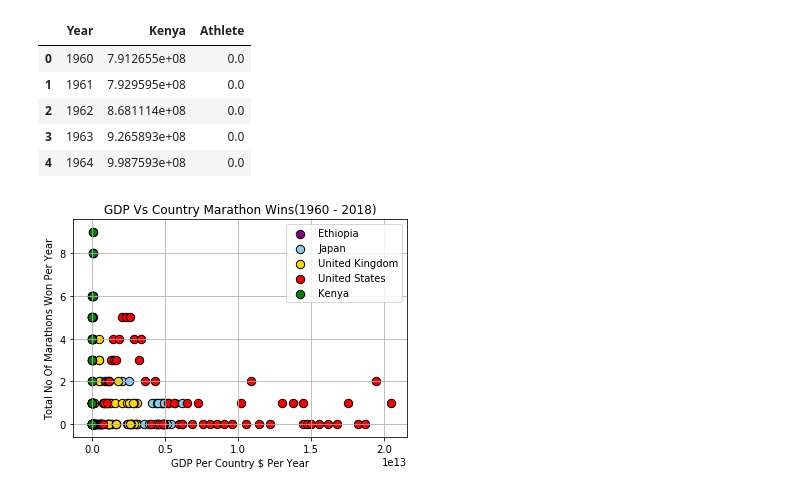
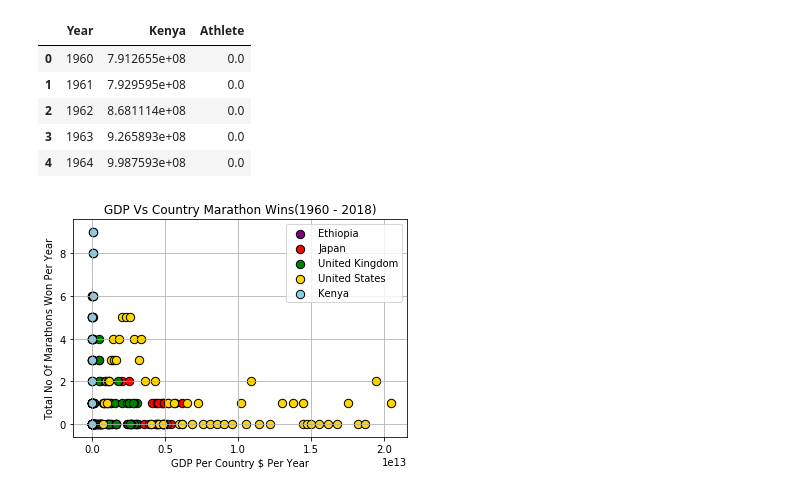
Before and after one commit to tonitiri/test-work, a Jupyter notebook: Group Project.ipynb, the cells around one changed output. Cells and saved outputs as stored; diff of their text form; code cells hidden in the pictures.

```diff
--- a/Group Project.ipynb
+++ b/Group Project.ipynb
@@ -206,33 +214,33 @@ Kenya.head()
 # %%
 #define data
 y1 = Ethiopia['Athlete']
 x1 = Ethiopia['Ethiopia']
 y2 = Japan['Athlete']
 x2 = Japan['Japan']
 y3 = UK['Athlete']
 x3 = UK['United Kingdom']
 y4 = USA['Athlete']
 x4 = USA['United States']
 y5 = Kenya['Athlete']
 x5 = Kenya['Kenya']
 
 
 plt.xlabel('GDP Per Country $ Per Year')
 plt.ylabel('Total No Of Marathons Won Per Year')
 plt.title('GDP Vs Country Marathon Wins(1960 - 2018)')
 
 
 
 plt.scatter(x1, y1, marker='o', label='Ethiopia', s=70, c='purple' , alpha=1, edgecolors='black')
-plt.scatter(x2, y2, marker='o', label='Japan', s=70, c='skyblue', alpha=1, edgecolors='black')
-plt.scatter(x3, y3, marker='o', label='United Kingdom', s=70, c='gold', alpha=1, edgecolors='black')
-plt.scatter(x4, y4, marker='o', label='United States', s=70, c='red', alpha=1, edgecolors='black')
-plt.scatter(x5, y5, marker='o', label='Kenya', c='green', s=70, alpha=1, edgecolors='black')
+plt.scatter(x2, y2, marker='o', label='Japan', s=70, c='red', alpha=1, edgecolors='black')
+plt.scatter(x3, y3, marker='o', label='United Kingdom', s=70, c='green', alpha=1, edgecolors='black')
+plt.scatter(x4, y4, marker='o', label='United States', s=70, c='gold', alpha=1, edgecolors='black')
+plt.scatter(x5, y5, marker='o', label='Kenya', c='skyblue', s=70, alpha=1, edgecolors='black')
 
 # Plot legend.
 plt.legend(loc="upper right", markerscale=1., scatterpoints=1, fontsize=10)
 plt.grid(True)
-plt.savefig("../Images/GDP_MarathonWins.png")
+#plt.savefig("../Images/GDP_MarathonWins.png")
 plt.show()
 # %% [output]
-[figure, old version]
+[figure, new version]
```
Also changed, not shown: parts of 20 cells of this notebook, 2 other files.
